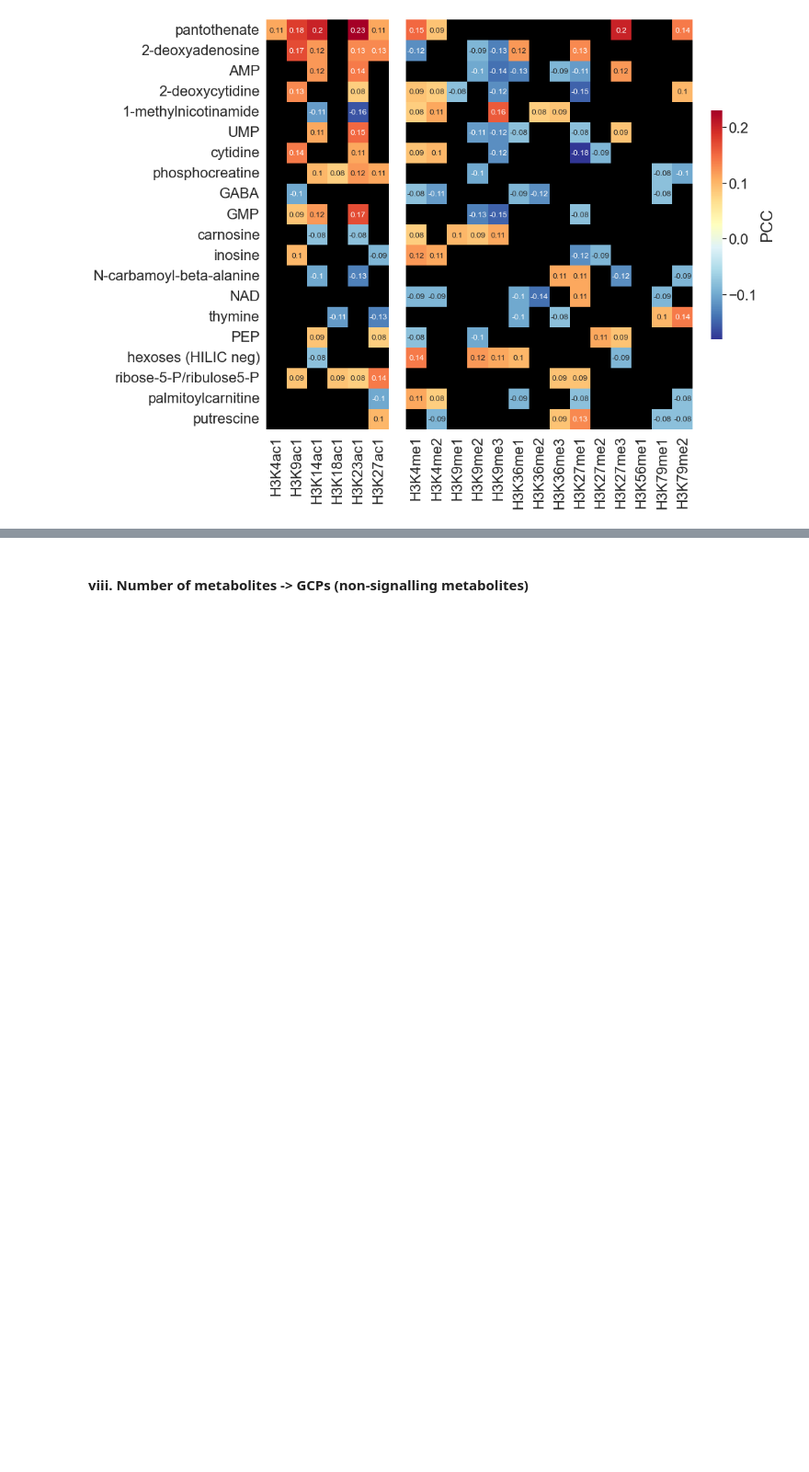
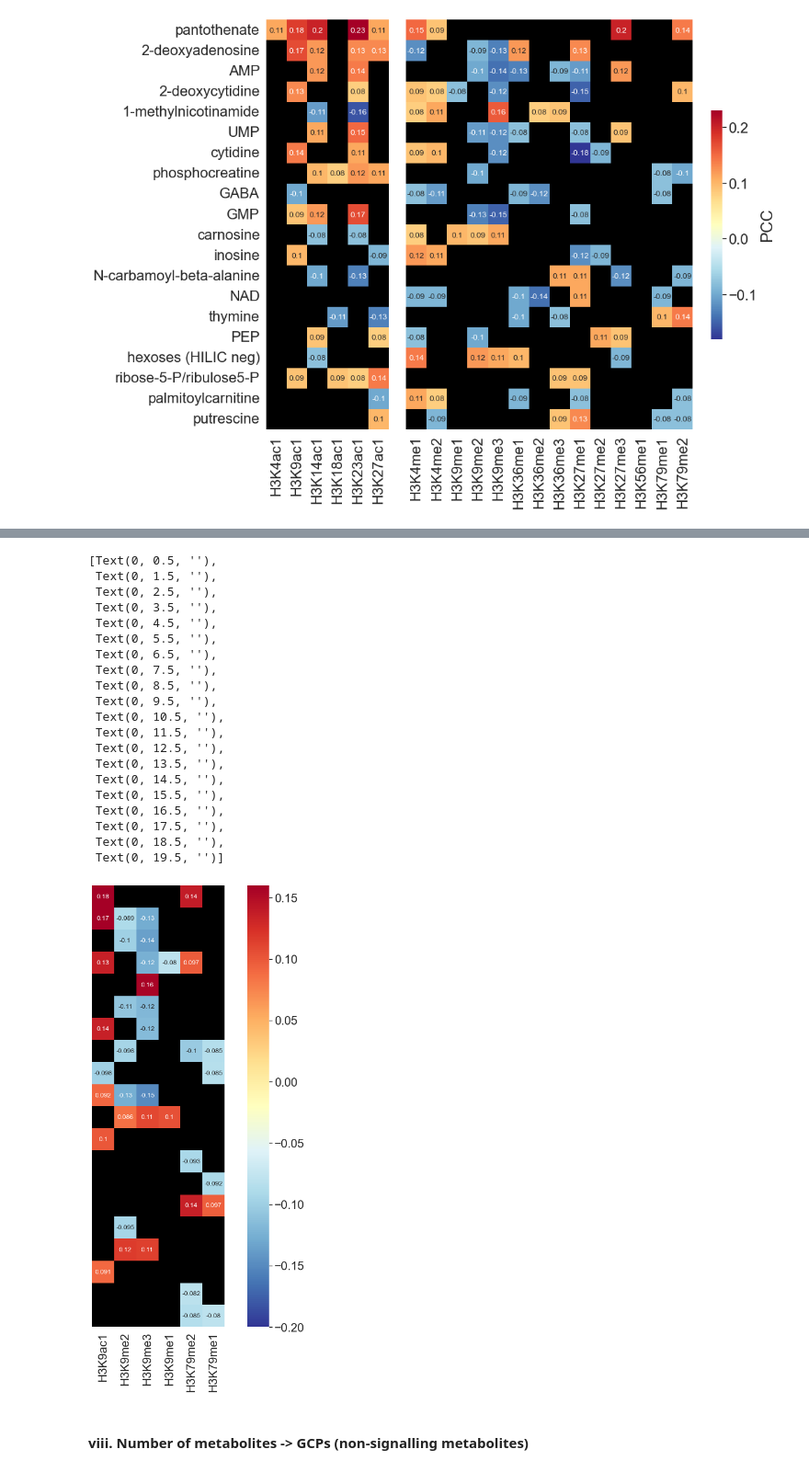
Before and after one commit to ScottCampit/met-ptm-drug-cancer, a Jupyter notebook: 01_PCC.ipynb, the cells around one changed output, grey strips where cells are left out. Shown at 92% size. Drawn from its saved outputs; the diff is of its cells as text; code cells hidden in the pictures; blank space fills up the shorter version.

```diff
--- a/01_PCC.ipynb
+++ b/01_PCC.ipynb
@@ -1288,3 +1374,40 @@ split_into_ptm_groups(tmp, mask)
+# %%
+plt.figure(figsize=(15, 15))
+sns.set(font_scale=2)
+ax2 = sns.heatmap(
+    repressive_hm,
+    cmap='RdYlBu_r',
+    mask=repressive_mask,
+    square=True,
+    annot_kws={"size": 12},
+    annot=True,
+    vmin=vmin,
+    vmax=vmax,
+    cbar=True)
+ax2.set_facecolor('black')
+ax2.set_yticklabels([])
+# %% [output]
+[Text(0, 0.5, ''),
+ Text(0, 1.5, ''),
+ Text(0, 2.5, ''),
+ Text(0, 3.5, ''),
+ Text(0, 4.5, ''),
+ Text(0, 5.5, ''),
+ Text(0, 6.5, ''),
+ Text(0, 7.5, ''),
+ Text(0, 8.5, ''),
+ Text(0, 9.5, ''),
+ Text(0, 10.5, ''),
+ Text(0, 11.5, ''),
+ Text(0, 12.5, ''),
+ Text(0, 13.5, ''),
+ Text(0, 14.5, ''),
+ Text(0, 15.5, ''),
+ Text(0, 16.5, ''),
+ Text(0, 17.5, ''),
+ Text(0, 18.5, ''),
+ Text(0, 19.5, '')]
+[figure, added]
 # %% [markdown]
 #### viii. Number of metabolites -> GCPs (non-signalling metabolites)
 # %%
```
Also changed, not shown: parts of 22 cells of this notebook, 3 other files.
